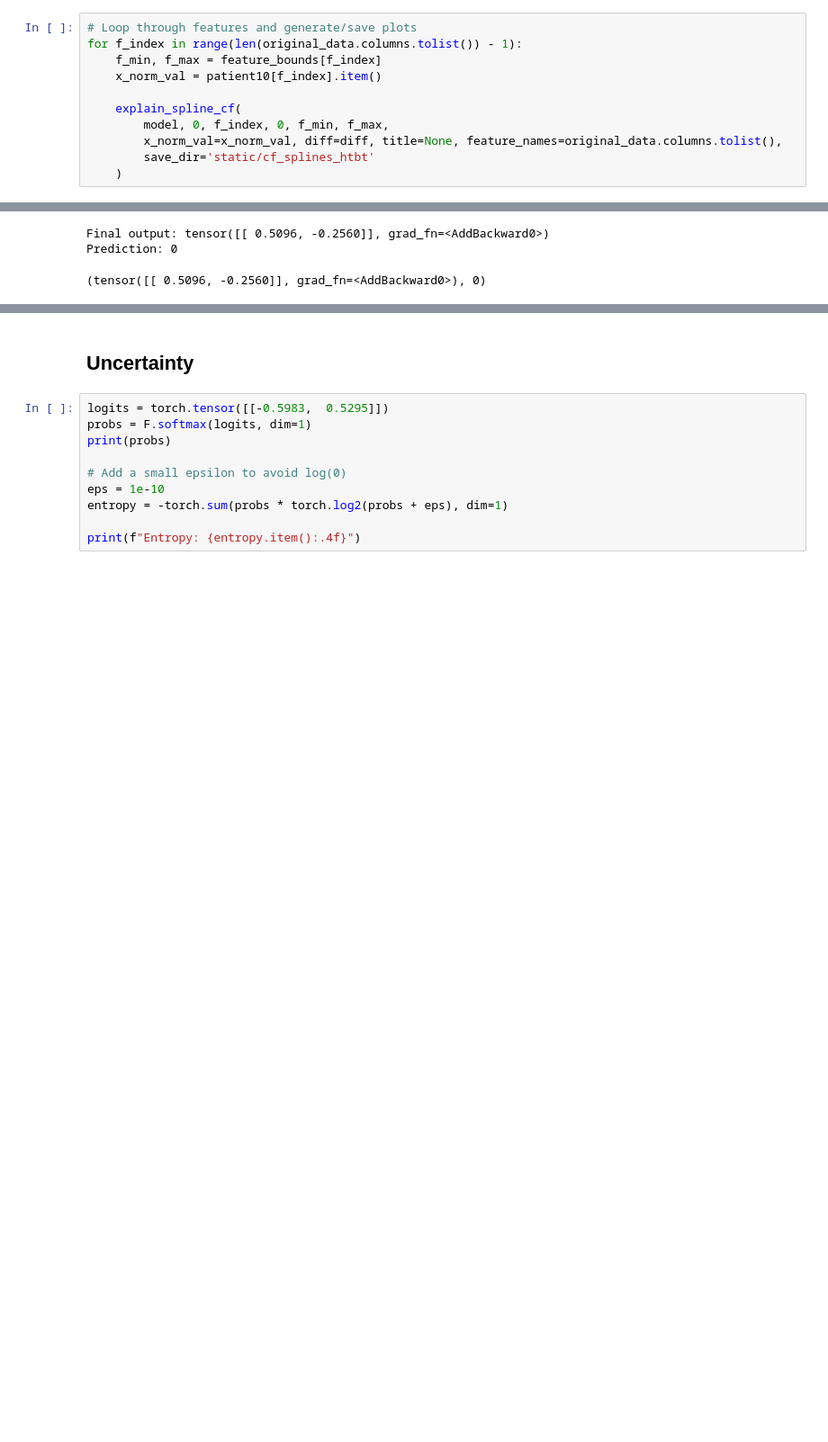
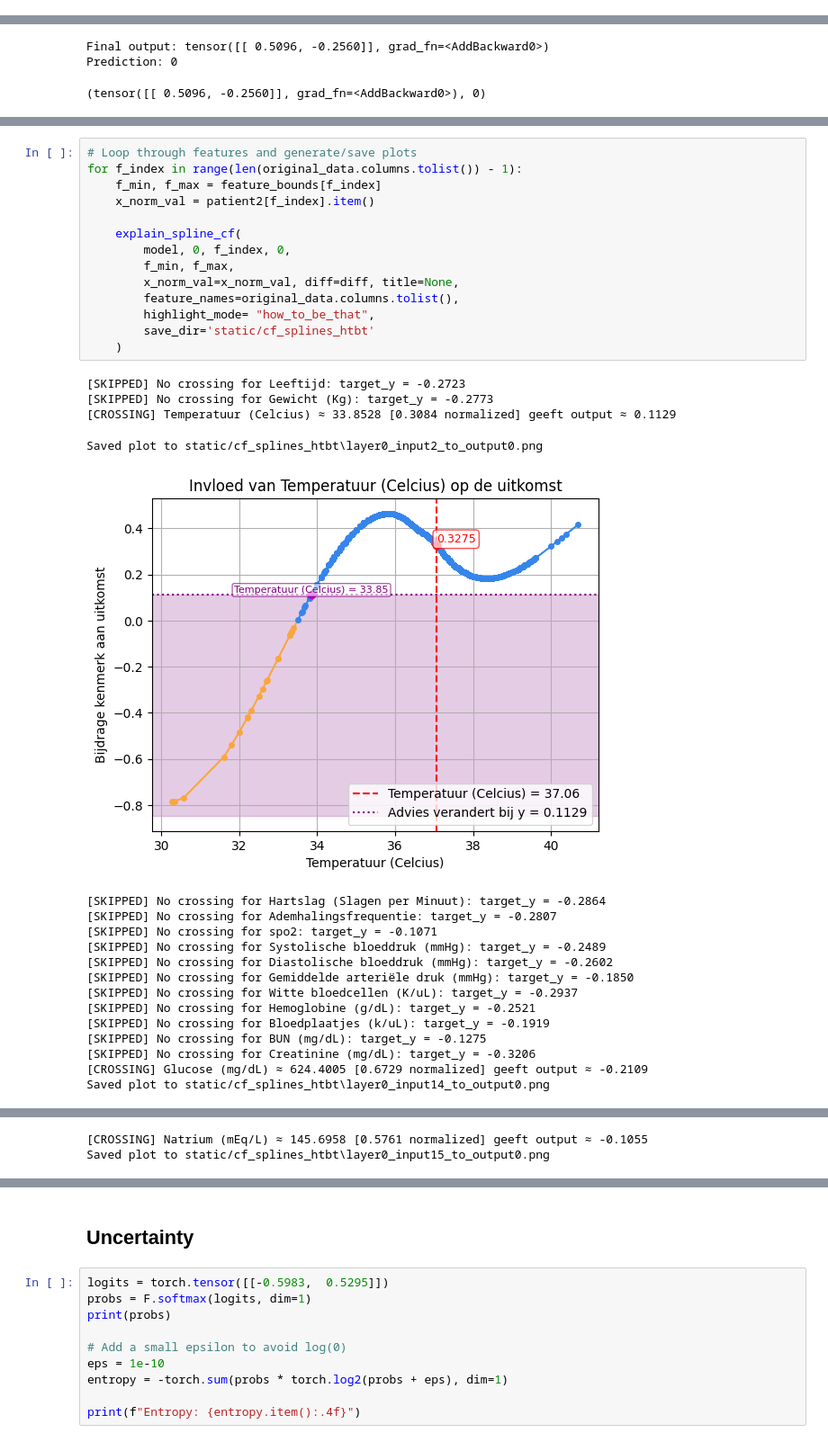
Before and after one commit to TaravMierlo/KAN, a Jupyter notebook: KAN_on_SAD.ipynb, the cells around one changed output, grey strips where cells are left out. Shown at 90% size. Saved outputs shown, nothing was run; the diff lists cells and outputs as text; blank space fills up the shorter version.

```diff
--- a/KAN_on_SAD.ipynb
+++ b/KAN_on_SAD.ipynb
@@ -1739,11 +1792,0 @@ Prediction: 1
-# %%
-# Loop through features and generate/save plots
-for f_index in range(len(original_data.columns.tolist()) - 1):
-    f_min, f_max = feature_bounds[f_index]
-    x_norm_val = patient10[f_index].item()
-
-    explain_spline_cf(
-        model, 0, f_index, 0, f_min, f_max,
-        x_norm_val=x_norm_val, diff=diff, title=None, feature_names=original_data.columns.tolist(),
-        save_dir='static/cf_splines_htbt'
-    )
@@ -1825,0 +1819,33 @@ Prediction: 0
+# %%
+# Loop through features and generate/save plots
+for f_index in range(len(original_data.columns.tolist()) - 1):
+    f_min, f_max = feature_bounds[f_index]
+    x_norm_val = patient2[f_index].item()
+
+    explain_spline_cf(
+        model, 0, f_index, 0,
+        f_min, f_max,
+        x_norm_val=x_norm_val, diff=diff, title=None,
+        feature_names=original_data.columns.tolist(),
+        highlight_mode= "how_to_be_that",
+        save_dir='static/cf_splines_htbt'
+    )
+# %% [output]
+[SKIPPED] No crossing for Leeftijd: target_y = -0.2723
+[SKIPPED] No crossing for Gewicht (Kg): target_y = -0.2773
+[CROSSING] Temperatuur (Celcius) ≈ 33.8528 [0.3084 normalized] geeft output ≈ 0.1129
+Saved plot to static/cf_splines_htbt\layer0_input2_to_output0.png
+[figure, added]
+[SKIPPED] No crossing for Hartslag (Slagen per Minuut): target_y = -0.2864
+[SKIPPED] No crossing for Ademhalingsfrequentie: target_y = -0.2807
+[SKIPPED] No crossing for spo2: target_y = -0.1071
+[SKIPPED] No crossing for Systolische bloeddruk (mmHg): target_y = -0.2489
+[SKIPPED] No crossing for Diastolische bloeddruk (mmHg): target_y = -0.2602
+[SKIPPED] No crossing for Gemiddelde arteriële druk (mmHg): target_y = -0.1850
+[SKIPPED] No crossing for Witte bloedcellen (K/uL): target_y = -0.2937
+[SKIPPED] No crossing for Hemoglobine (g/dL): target_y = -0.2521
+[SKIPPED] No crossing for Bloedplaatjes (k/uL): target_y = -0.1919
+[SKIPPED] No crossing for BUN (mg/dL): target_y = -0.1275
+[SKIPPED] No crossing for Creatinine (mg/dL): target_y = -0.3206
+[CROSSING] Glucose (mg/dL) ≈ 624.4005 [0.6729 normalized] geeft output ≈ -0.2109
+Saved plot to static/cf_splines_htbt\layer0_input14_to_output0.png
@@ -1825,0 +1853,2 @@ Prediction: 0
+[CROSSING] Natrium (mEq/L) ≈ 145.6958 [0.5761 normalized] geeft output ≈ -0.1055
+Saved plot to static/cf_splines_htbt\layer0_input15_to_output0.png
```
Also changed, not shown: parts of 19 cells of this notebook, 3 other files.
